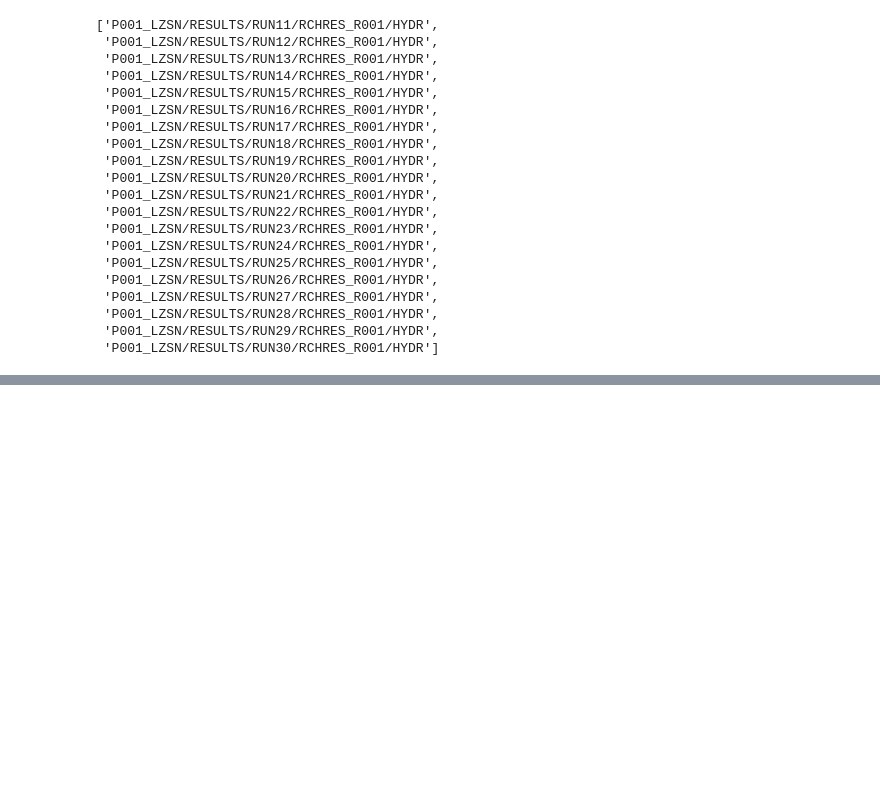
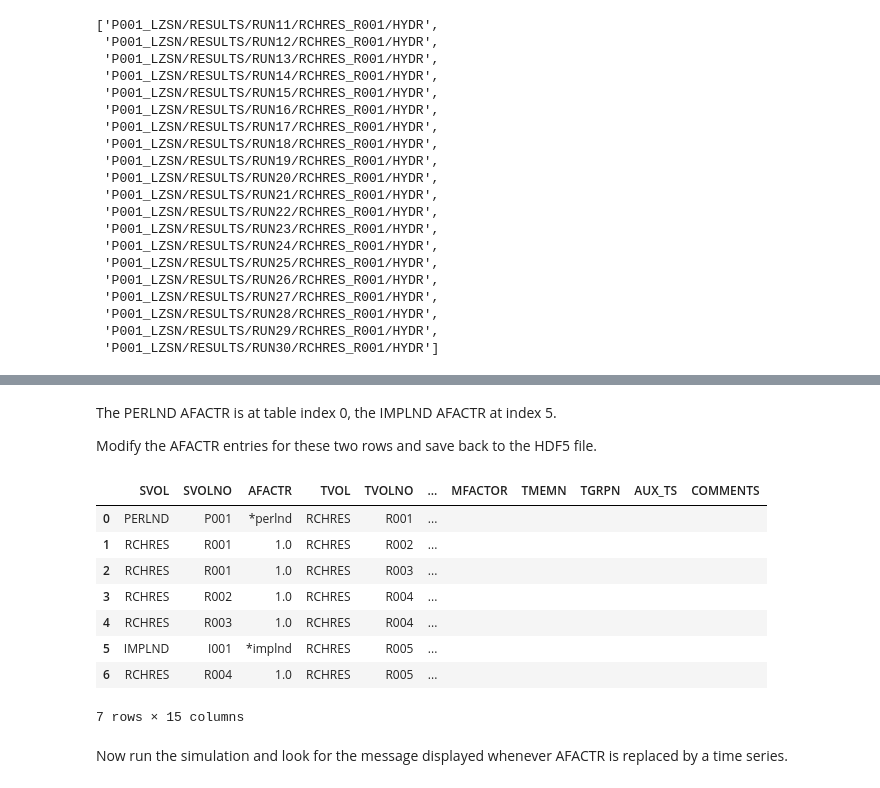
Before and after one commit to respec/HSPsquared, a Jupyter notebook: HSP2notebooks/How Do I Run HSP2, Change Parameters, and Run Again .ipynb, the cells around one changed output, grey strips where cells are left out. Cells and saved outputs as stored; diff of their text form; code cells hidden in the pictures; blank space fills up the shorter version.

```diff
--- a/HSP2notebooks/How Do I Run HSP2, Change Parameters, and Run Again .ipynb
+++ b/HSP2notebooks/How Do I Run HSP2, Change Parameters, and Run Again .ipynb
@@ -340,0 +527,3 @@ df
+# %%
+df = pd.read_hdf(hdfname, '/CONTROL/LINKS')
+df
@@ -340,0 +532,23 @@ df
+# %% [markdown]
+The PERLND AFACTR is at table index 0, the IMPLND  AFACTR at index 5.
+
+Modify the AFACTR entries for these two rows and save back to the HDF5 file.
+# %%
+df.loc[0, 'AFACTR'] = '*perlnd'
+df.loc[5, 'AFACTR'] = '*implnd'
+df.AFACTR = df.AFACTR.astype(str)   # previously all entries were floats, so Pandas made this a float typed column.
+df.to_hdf(hdfname, '/CONTROL/LINKS',  data_columns=True, format='table')
+qgrid.disable()
+df
+# %% [output]
+|  | SVOL | SVOLNO | AFACTR | TVOL | TVOLNO | ... | MFACTOR | TMEMN | TGRPN | AUX_TS | COMMENTS |
+| 0 | PERLND | P001 | *perlnd | RCHRES | R001 | ... |  |  |  |  |  |
+| 1 | RCHRES | R001 | 1.0 | RCHRES | R002 | ... |  |  |  |  |  |
+| 2 | RCHRES | R001 | 1.0 | RCHRES | R003 | ... |  |  |  |  |  |
+| 3 | RCHRES | R002 | 1.0 | RCHRES | R004 | ... |  |  |  |  |  |
+| 4 | RCHRES | R003 | 1.0 | RCHRES | R004 | ... |  |  |  |  |  |
+| 5 | IMPLND | I001 | *implnd | RCHRES | R005 | ... |  |  |  |  |  |
+| 6 | RCHRES | R004 | 1.0 | RCHRES | R005 | ... |  |  |  |  |  |
+7 rows × 15 columns
+# %% [markdown]
+Now run the simulation and look for the message displayed whenever AFACTR is replaced by a time series.
```
Also changed, not shown: parts of 61 cells of this notebook.
